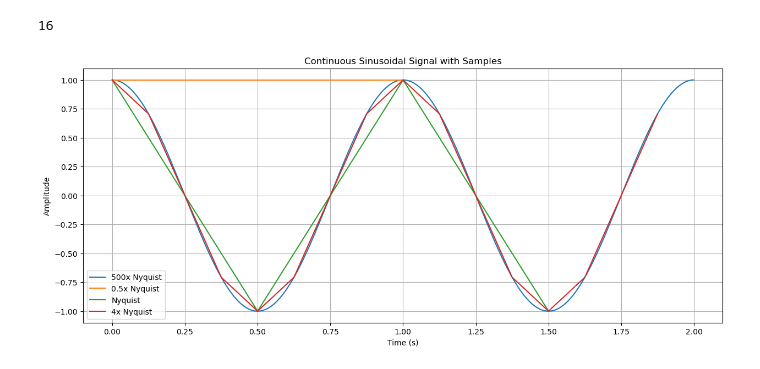
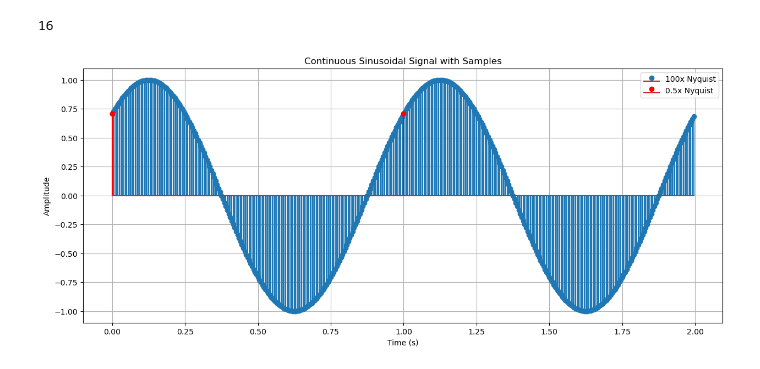
Before and after one commit to casager/DSP, a Jupyter notebook: Proj 2/CodingProject2.ipynb, the cells around one changed output. Drawn from its saved outputs; the diff is of its cells as text; code cells hidden in the pictures.

```diff
--- a/Proj 2/CodingProject2.ipynb
+++ b/Proj 2/CodingProject2.ipynb
@@ -6,23 +6,28 @@ import matplotlib.pyplot as plt
 frequency = 1  # Hz
 nyq = 2 * frequency
 amplitude = 1
-sampling_rate = 1000  # Hz
+sampling_rate =  100 * nyq # Hz
 duration = 2  # seconds
 # %%
 sample1 = 0.5 * nyq
 sample2 = nyq
 sample3 = 4 * nyq
+# %%
+N = duration * sampling_rate
+N1 = duration * sample1
+N2 = duration * sample2
+N3 = duration * sample3
 # %%
 # Time array
-t = np.linspace(0, duration, int(duration * sampling_rate), endpoint=False)
-t1 = np.linspace(0, duration, int(duration * sample1), endpoint=False)
-t2 = np.linspace(0, duration, int(duration * sample2), endpoint=False)
-t3 = np.linspace(0, duration, int(duration * sample3), endpoint=False)
+t = np.linspace(0, duration, int(N), endpoint=False)
+t1 = np.linspace(0, duration, int(N1), endpoint=False)
+t2 = np.linspace(0, duration, int(N2), endpoint=False)
+t3 = np.linspace(0, duration, int(N3), endpoint=False)
 # Continuous sinusoidal signal
-continuous_signal = amplitude * np.sin(2 * np.pi * frequency * t+ np.pi/2)
-continuous_signal1 = amplitude * np.sin(2 * np.pi * frequency * t1 + np.pi/2)
-continuous_signal2 = amplitude * np.sin(2 * np.pi * frequency * t2 + np.pi/2)
-continuous_signal3 = amplitude * np.sin(2 * np.pi * frequency * t3 + np.pi/2)
+continuous_signal = amplitude * np.sin(2 * np.pi * frequency * t+ np.pi/4)
+continuous_signal1 = amplitude * np.sin(2 * np.pi * frequency * t1 + np.pi/4)
+continuous_signal2 = amplitude * np.sin(2 * np.pi * frequency * t2 + np.pi/4)
+continuous_signal3 = amplitude * np.sin(2 * np.pi * frequency * t3 + np.pi/4)
 # %%
 print(t3.size)
 # %% [output]
@@ -30,18 +35,18 @@ print(t3.size)
 # %%
 # Plot continuous signal with samples
 #https://makersportal.com/blog/2018/9/13/audio-processing-in-python-part-i-sampling-and-the-fast-fourier-transform
 plt.figure(figsize=(15, 6))
-plt.plot(t, continuous_signal, label='500x Nyquist')
-plt.plot(t1, continuous_signal1, label='0.5x Nyquist')
-plt.plot(t2, continuous_signal2, label='Nyquist')
-plt.plot(t3, continuous_signal3, label='4x Nyquist')
+plt.stem(t, continuous_signal, label='100x Nyquist')
+plt.stem(t1, continuous_signal1, label='0.5x Nyquist', linefmt='r')
+#plt.stem(t2, continuous_signal2, label='Nyquist', linefmt='m')
+#plt.stem(t3, continuous_signal3, label='4x Nyquist', linefmt='y')
 #plt.scatter(t[sample_indices], sampled_values, color='red', label='Samples')
 plt.title('Continuous Sinusoidal Signal with Samples')
 plt.xlabel('Time (s)')
 plt.ylabel('Amplitude')
 plt.legend()
 plt.grid(True)
 
 plt.show()
 # %% [output]
-[figure, old version]
+[figure, new version]
```
Also changed, not shown: parts of 4 cells of this notebook.
